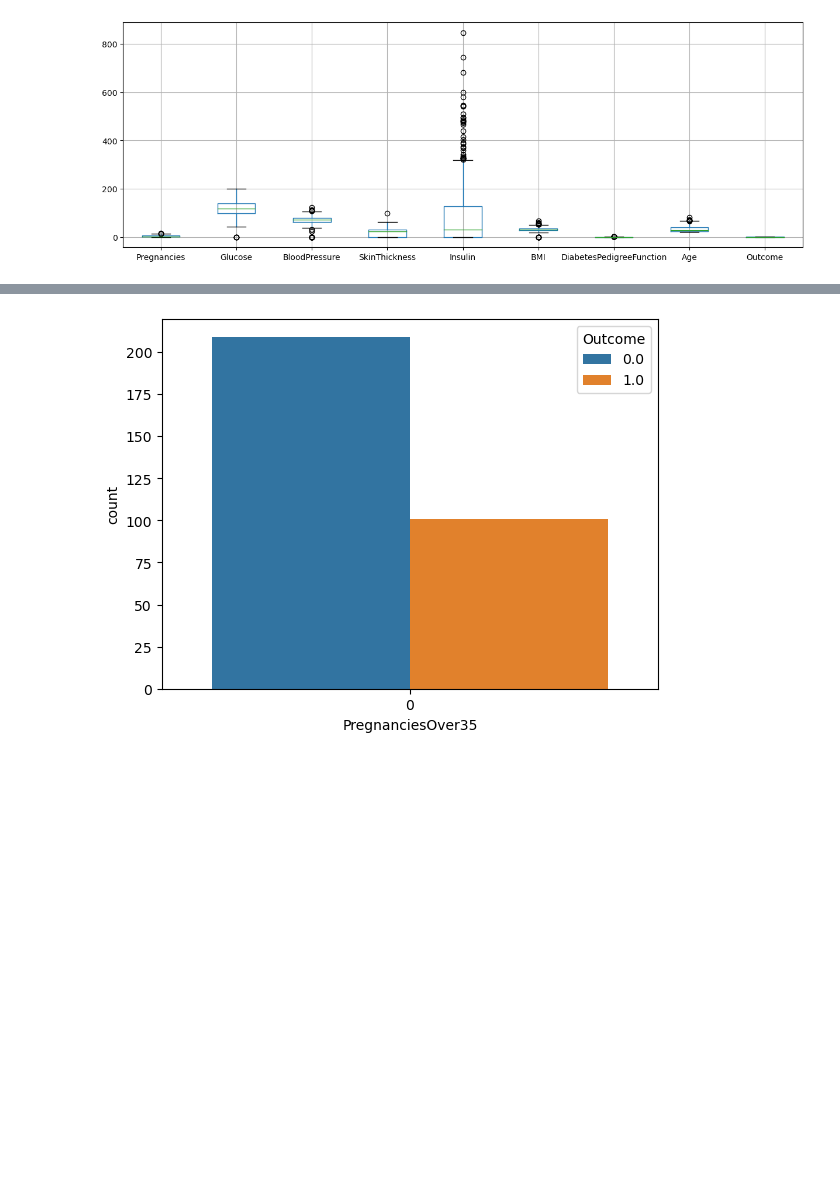
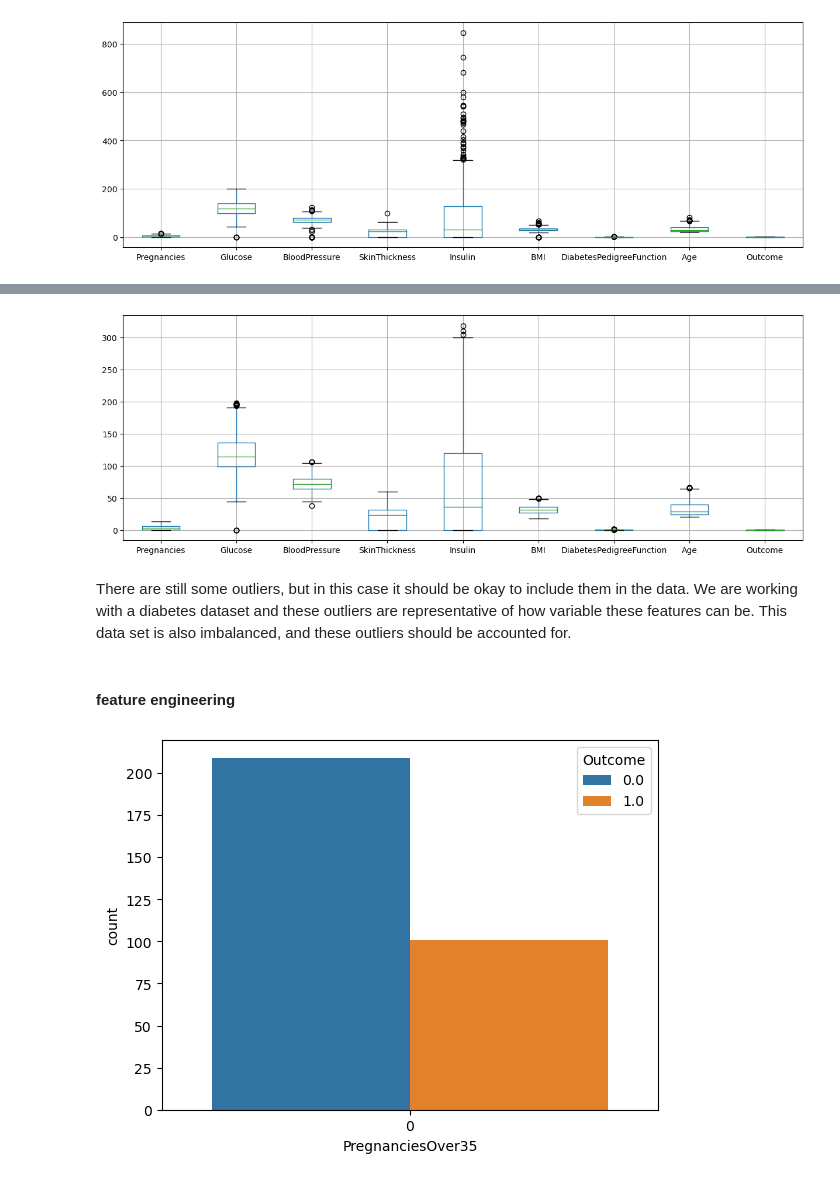
Before and after one commit to jolineduong/ml-project-supervised-learning, a Jupyter notebook: Supervised Learning - Project.ipynb, the cells around one changed output, grey strips where cells are left out. Cells and saved outputs as stored; diff of their text form; code cells hidden in the pictures; blank space fills up the shorter version.

```diff
--- a/Supervised Learning - Project.ipynb
+++ b/Supervised Learning - Project.ipynb
@@ -67,4 +60,0 @@ No gender information available.
-# %%
-# read csv
-ds = pd.read_csv('diabetes_clean.csv')
-ds
@@ -201,16 +185,3 @@ ds.boxplot(figsize=(15,5))
 plt.show()
 # %% [output]
 [figure]
-# %%
-# remove outliers
-ds = ds[ds['Pregnancies'] < 13]
-ds = ds[ds['Glucose'] > 50]
-ds = ds[ds['BloodPressure'] > 40]
-ds = ds[ds['SkinThickness'] > 10]
-ds = ds[ds['Insulin'] < 600]
-ds = ds[ds['BMI'] < 50]
-ds = ds[ds['DiabetesPedigreeFunction'] < 1.5]
-ds = ds[ds['Age'] < 65]
-
-ds.boxplot(figsize=(15,5))
-plt.show()
@@ -253,3 +188,63 @@ ds_normalized.to_csv('diabetes_normalized.csv', index=False)
+# %%
+# remove pregnancy outliers
+pq1 = ds['Pregnancies'].quantile(0.25)
+pq3 = ds['Pregnancies'].quantile(0.75)
+pIQR = pq3 - pq1
+filter_p = (ds['Pregnancies'] >= pq1 - 1.5 * pIQR) & (ds['Pregnancies'] <= pq3 + 1.5 * pIQR)
+
+# remove glucose outliers
+gq1 = ds['Glucose'].quantile(0.25)
+gq3 = ds['Glucose'].quantile(0.75)
+gIQR = gq3 - gq1
+filter_g = (ds['Glucose'] >= gq1 - 2.5 * gIQR) & (ds['Glucose'] <= gq3 + 2.5 * gIQR)
+
+# remove blood pressure outliers
+bpq1 = ds['BloodPressure'].quantile(0.25)
+bpq3 = ds['BloodPressure'].quantile(0.75)
+bpIQR = bpq3 - bpq1
+filter_bp = (ds['BloodPressure'] >= bpq1 - 1.5 * bpIQR) & (ds['BloodPressure'] <= bpq3 + 1.5 * bpIQR)
+
+# remove skin thickness outliers
+stq1 = ds['SkinThickness'].quantile(0.25)
+stq3 = ds['SkinThickness'].quantile(0.75)
+stIQR = stq3 - stq1
+filter_st = (ds['SkinThickness'] >= stq1 - 1.5 * stIQR) & (ds['SkinThickness'] <= stq3 + 1.5 * stIQR)
+
+# remove insulin outliers
+iq1 = ds['Insulin'].quantile(0.25)
+iq3 = ds['Insulin'].quantile(0.75)
+iIQR = iq3 - iq1
+filter_i = (ds['Insulin'] >= iq1 - 1.5 * iIQR) & (ds['Insulin'] <= iq3 + 1.5 * iIQR)
+
+# remove bmi outliers
+bq1 = ds['BMI'].quantile(0.25)
+bq3 = ds['BMI'].quantile(0.75)
+bIQR = bq3 - bq1
+filter_b = (ds['BMI'] >= bq1 - 1.5 * bIQR) & (ds['BMI'] <= bq3 + 1.5 * bIQR)
+
+# remove diabetes pedigree function outliers
+dpq1 = ds['DiabetesPedigreeFunction'].quantile(0.25)
+dpq3 = ds['DiabetesPedigreeFunction'].quantile(0.75)
+dpIQR = dpq3 - dpq1
+filter_dp = (ds['DiabetesPedigreeFunction'] >= dpq1 - 1.5 * dpIQR) & (ds['DiabetesPedigreeFunction'] <= dpq3 + 1.5 * dpIQR)
+
+# remove age outliers
+aq1 = ds['Age'].quantile(0.25)
+aq3 = ds['Age'].quantile(0.75)
+aIQR = aq3 - aq1
+filter_a = (ds['Age'] >= aq1 - 1.5 * aIQR) & (ds['Age'] <= aq3 + 1.5 * aIQR)
+
+# filter out outliers
+filter_ds = ds[filter_p & filter_g & filter_bp & filter_st & filter_i & filter_b & filter_dp & filter_a]
+
+filter_ds.boxplot(figsize=(15,5))
+plt.show()
+# %% [output]
+[figure, added]
+# %% [markdown]
+There are still some outliers, but in this case it should be okay to include them in the data. We are working with a diabetes dataset and these outliers are representative of how variable these features can be. This data set is also imbalanced, and these outliers should be accounted for.
+# %% [markdown]
+#### feature engineering
 # %%
 # feature engineering
 df = pd.read_csv('diabetes_normalized.csv')
```
Also changed, not shown: parts of 38 cells of this notebook.
